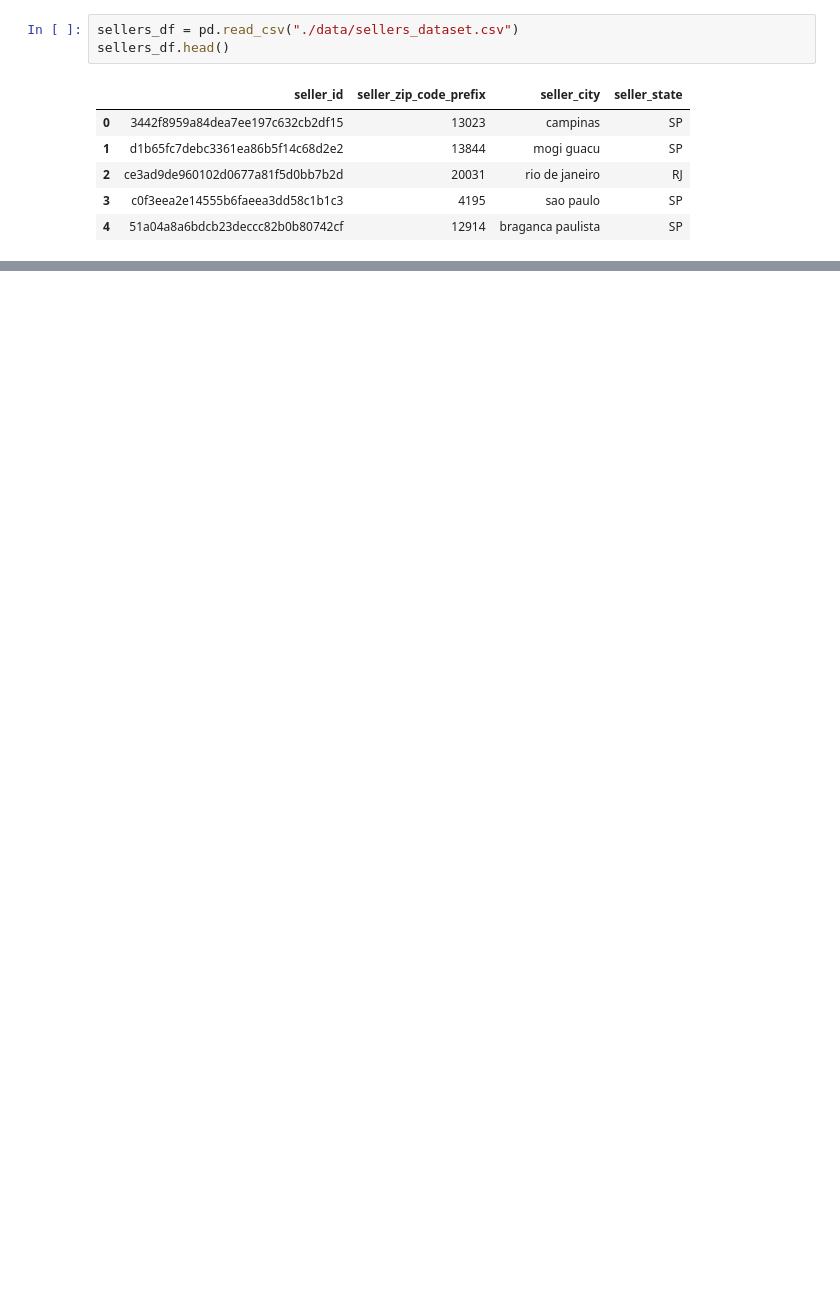
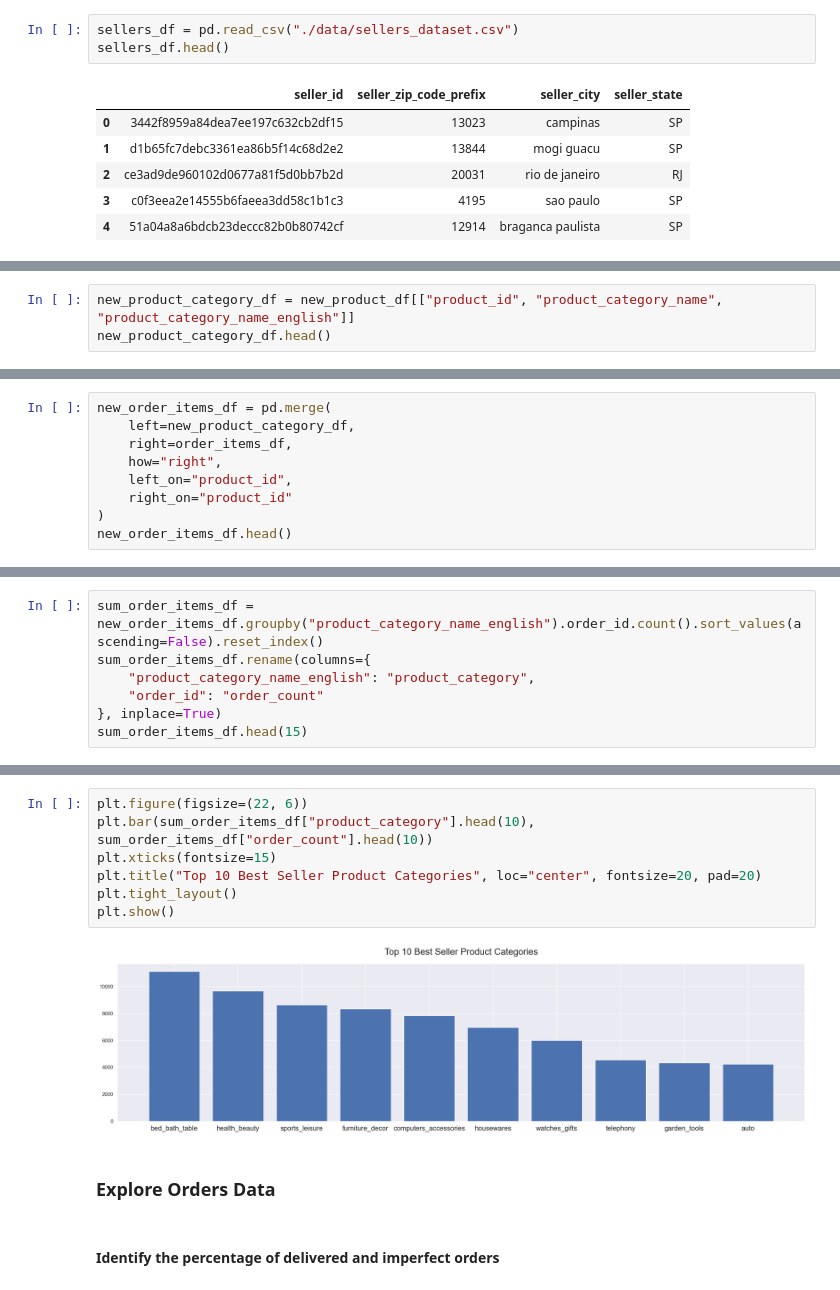
Before and after one commit to rfajri27/ds-assessment, a Jupyter notebook: notebook.ipynb, the cells around one changed output, grey strips where cells are left out. Saved outputs shown, nothing was run; the diff lists cells and outputs as text; blank space fills up the shorter version.

```diff
--- a/notebook.ipynb
+++ b/notebook.ipynb
@@ -93,0 +631,3 @@ sellers_df.head()
+# %%
+new_product_category_df = new_product_df[["product_id", "product_category_name", "product_category_name_english"]]
+new_product_category_df.head()
@@ -93,0 +641,9 @@ sellers_df.head()
+# %%
+new_order_items_df = pd.merge(
+    left=new_product_category_df,
+    right=order_items_df,
+    how="right",
+    left_on="product_id",
+    right_on="product_id"
+)
+new_order_items_df.head()
@@ -93,0 +657,7 @@ sellers_df.head()
+# %%
+sum_order_items_df = new_order_items_df.groupby("product_category_name_english").order_id.count().sort_values(ascending=False).reset_index()
+sum_order_items_df.rename(columns={
+    "product_category_name_english": "product_category",
+    "order_id": "order_count"
+}, inplace=True)
+sum_order_items_df.head(15)
@@ -93,0 +681,13 @@ sellers_df.head()
+# %%
+plt.figure(figsize=(22, 6))
+plt.bar(sum_order_items_df["product_category"].head(10), sum_order_items_df["order_count"].head(10))
+plt.xticks(fontsize=15)
+plt.title("Top 10 Best Seller Product Categories", loc="center", fontsize=20, pad=20)
+plt.tight_layout()
+plt.show()
+# %% [output]
+[figure, added]
+# %% [markdown]
+### Explore Orders Data
+# %% [markdown]
+#### Identify the percentage of delivered and imperfect orders
```
Also changed, not shown: parts of 95 cells of this notebook, 1 other file.
